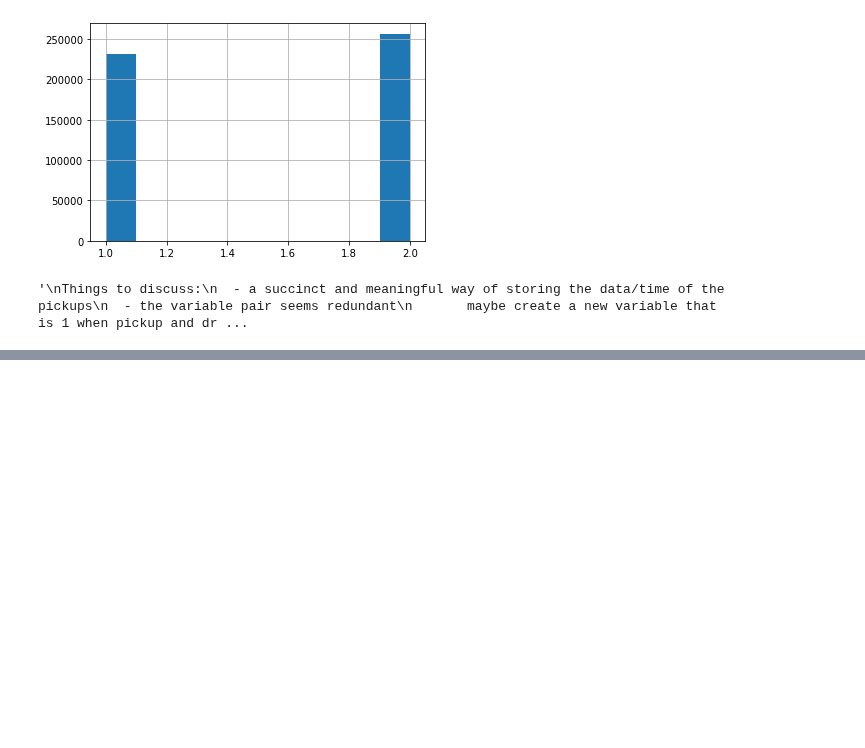
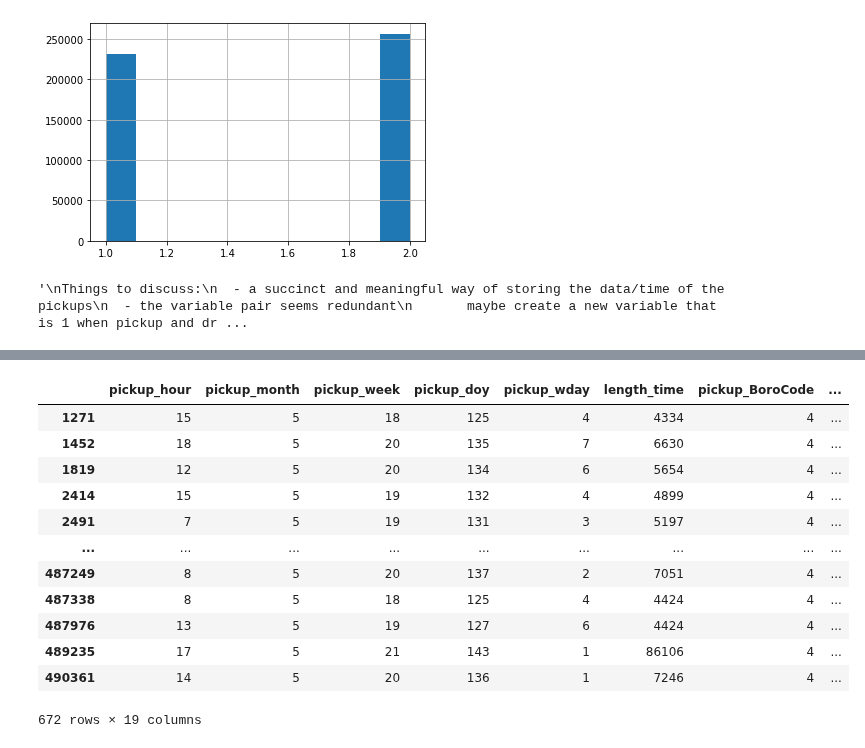
Before and after one commit to MichalKrzyzanski2002/Foundations-Data-Science-Project, a Jupyter notebook: Cleaning.ipynb, the cells around one changed output, grey strips where cells are left out. Drawn from its saved outputs; the diff is of its cells as text; code cells hidden in the pictures; blank space fills up the shorter version.

```diff
--- a/Cleaning.ipynb
+++ b/Cleaning.ipynb
@@ -347,0 +418,16 @@ Things to discuss:
+# %%
+data.loc[(data["fare_amount"] == 52) & (data["length_time"]>4271)][airport_pickup_mask]
+# %% [output]
+|  | pickup_hour | pickup_month | pickup_week | pickup_doy | pickup_wday | length_time | pickup_BoroCode | ... |
+| 1271 | 15 | 5 | 18 | 125 | 4 | 4334 | 4 | ... |
+| 1452 | 18 | 5 | 20 | 135 | 7 | 6630 | 4 | ... |
+| 1819 | 12 | 5 | 20 | 134 | 6 | 5654 | 4 | ... |
+| 2414 | 15 | 5 | 19 | 132 | 4 | 4899 | 4 | ... |
+| 2491 | 7 | 5 | 19 | 131 | 3 | 5197 | 4 | ... |
+| ... | ... | ... | ... | ... | ... | ... | ... | ... |
+| 487249 | 8 | 5 | 20 | 137 | 2 | 7051 | 4 | ... |
+| 487338 | 8 | 5 | 18 | 125 | 4 | 4424 | 4 | ... |
+| 487976 | 13 | 5 | 19 | 127 | 6 | 4424 | 4 | ... |
+| 489235 | 17 | 5 | 21 | 143 | 1 | 86106 | 4 | ... |
+| 490361 | 14 | 5 | 20 | 136 | 1 | 7246 | 4 | ... |
+672 rows × 19 columns
```
Also changed, not shown: parts of 7 cells of this notebook.
